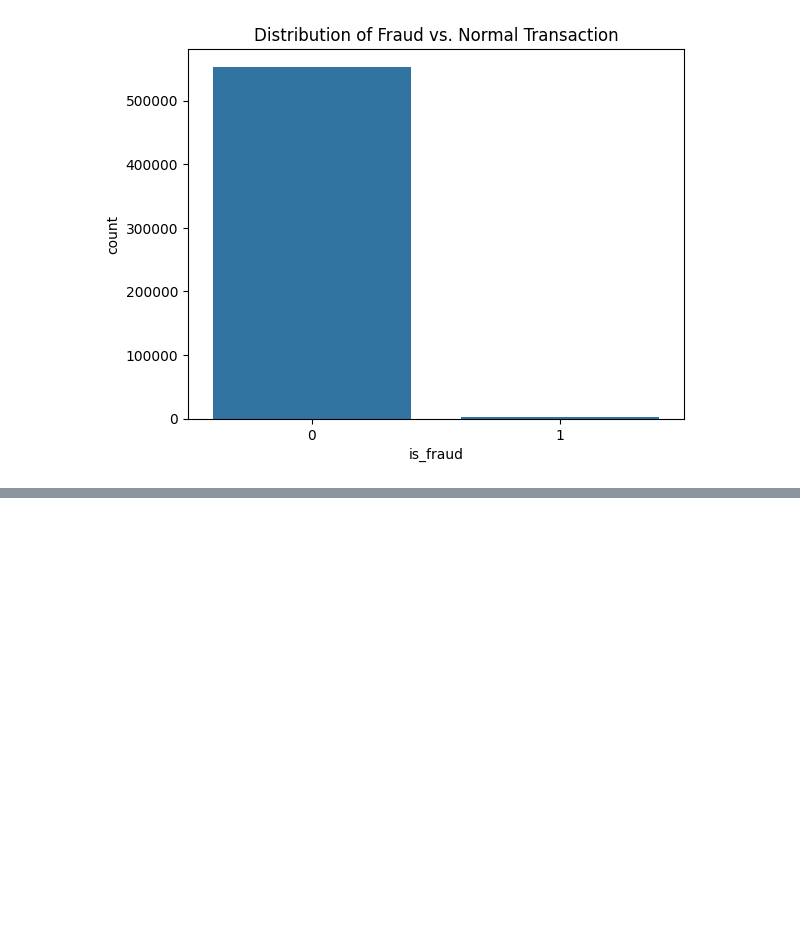
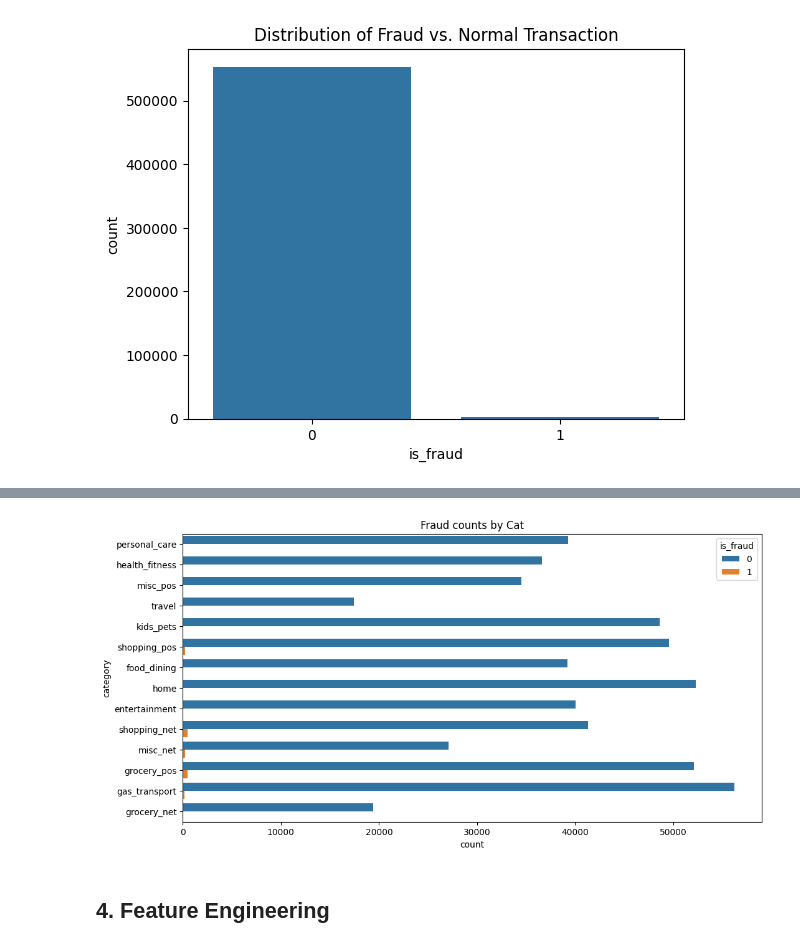
Before and after one commit to radhakrishnanganapathy/RTFDTPM, a Jupyter notebook: notebook/LoadData.ipynb, the cells around one changed output, grey strips where cells are left out. Drawn from its saved outputs; the diff is of its cells as text; code cells hidden in the pictures; blank space fills up the shorter version.

Commit message:
4. Feature Engineering

```diff
--- a/notebook/LoadData.ipynb
+++ b/notebook/LoadData.ipynb
@@ -106,0 +122,10 @@ plt.show()
+# %%
+# 3. Fraud by Category
+plt.figure(figsize=(12,6))
+sns.countplot(y='category', hue='is_fraud', data=df)
+plt.title('Fraud counts by Cat')
+plt.show()
+# %% [output]
+[figure, added]
+# %% [markdown]
+## 4. Feature Engineering
```
Also changed, not shown: parts of 7 cells of this notebook.
